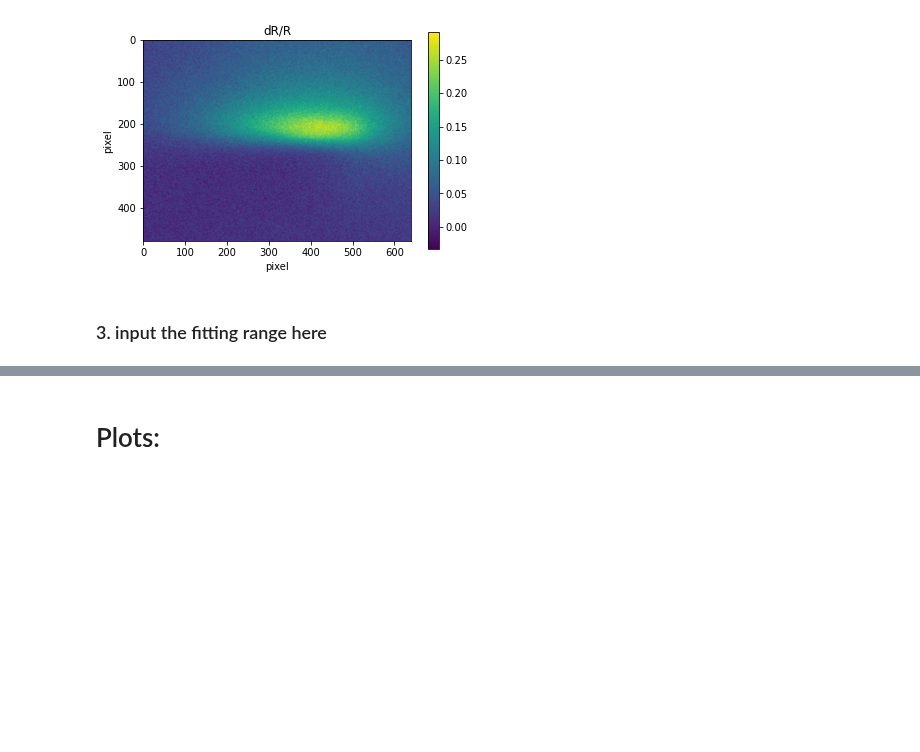
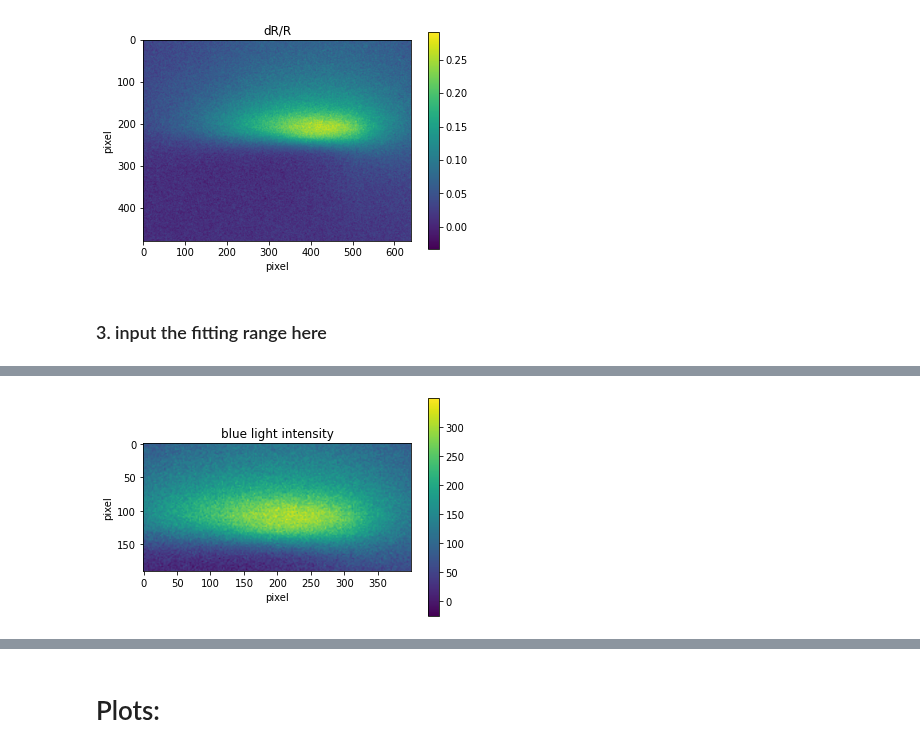
Before and after one commit to JoanneCETsai/Temperature_Calibration, a Jupyter notebook: code/0130_main_copy_change_beamwidthunit.ipynb, the cells around one changed output, grey strips where cells are left out. Drawn from its saved outputs; the diff is of its cells as text; code cells hidden in the pictures; blank space fills up the shorter version.

```diff
--- a/code/0130_main_copy_change_beamwidthunit.ipynb
+++ b/code/0130_main_copy_change_beamwidthunit.ipynb
@@ -127,3 +142,12 @@ plt.imshow(needed)
+# %%
+blue_the_range = plt.imshow(zoomin - b_zoomin)
+plt.colorbar(blue_the_range)
+plt.title("blue light intensity")
+plt.xlabel("pixel")
+plt.ylabel("pixel")
+plt.show()
+# %% [output]
+[figure, added]
 # %%
 import matplotlib.pyplot as plt
 import numpy as np
```
Also changed, not shown: parts of 18 cells of this notebook, 5 other files.
